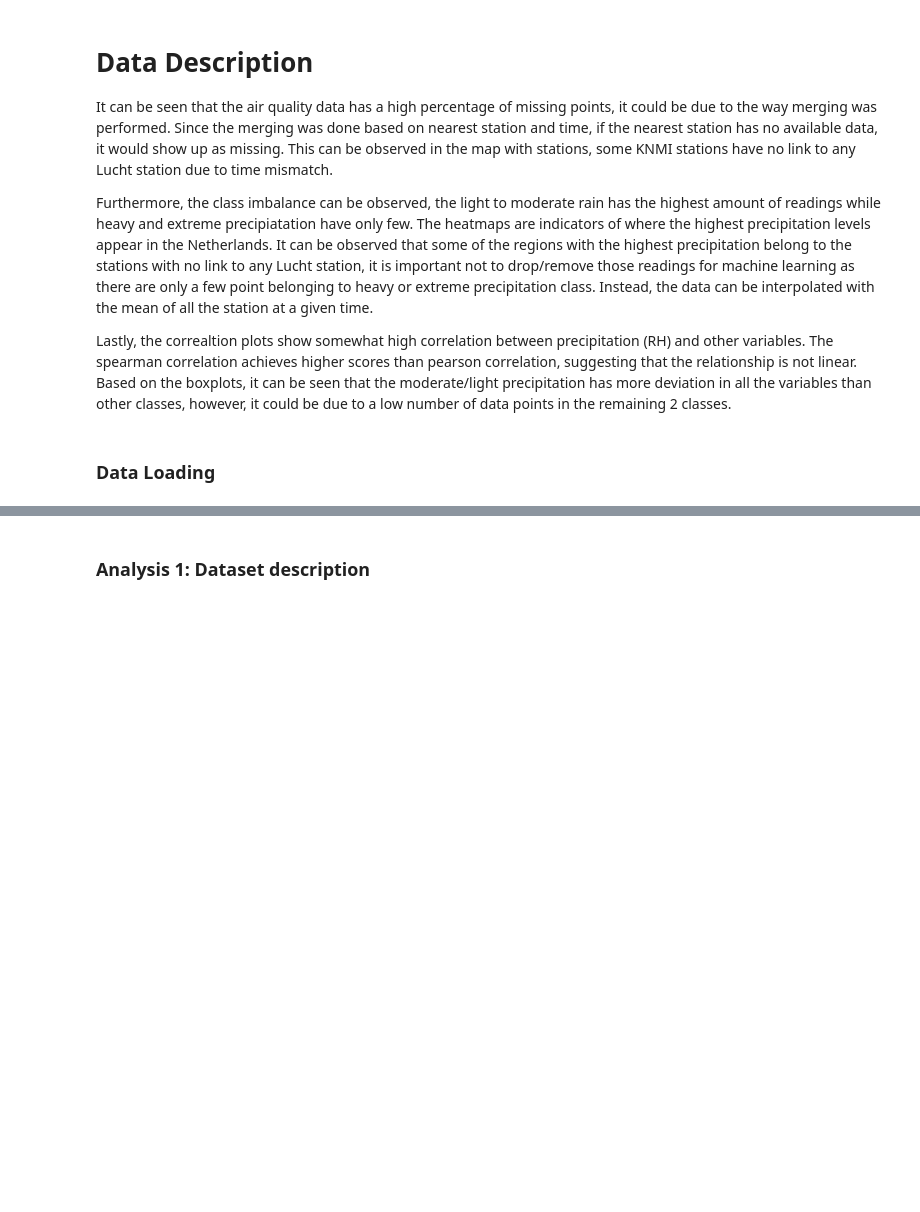
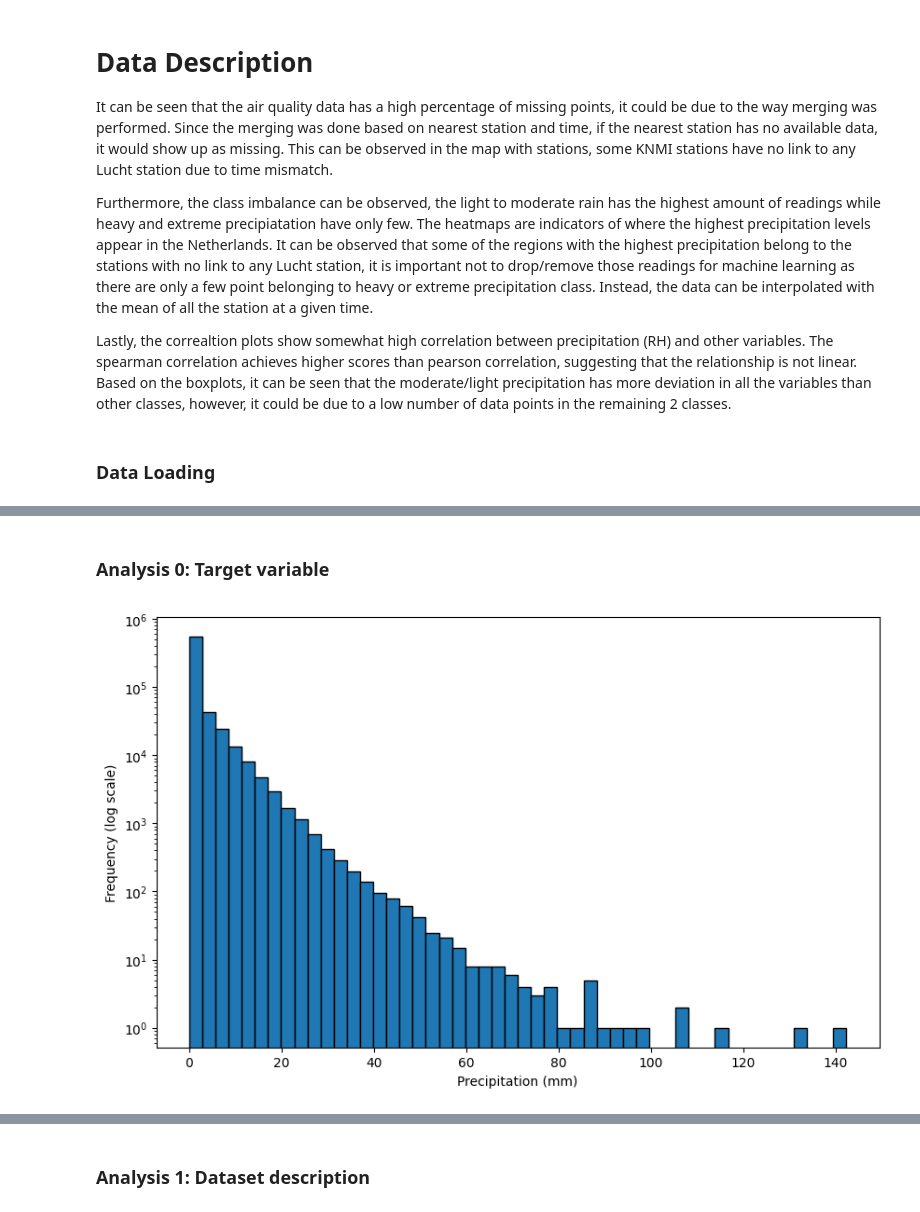
Before and after one commit to Majacodre/Extreme-precipitation, a Jupyter notebook: Exploratory Data Analysis.ipynb, the cells around one changed output, grey strips where cells are left out. Saved outputs shown, nothing was run; the diff lists cells and outputs as text; code cells hidden in the pictures; blank space fills up the shorter version.

```diff
--- a/Exploratory Data Analysis.ipynb
+++ b/Exploratory Data Analysis.ipynb
@@ -42,0 +59,12 @@ data["precipitation_category"] = pd.cut(data["RH"], bins=[-np.inf, 0, 50, 100, n
+# %% [markdown]
+### Analysis 0: Target variable
+# %%
+# Histogram with log scale on y-axis to better see the tail
+plt.figure(figsize=(10, 6))
+plt.hist(data["RH"], bins=50, edgecolor='black')
+plt.yscale('log')
+plt.xlabel("Precipitation (mm)")
+plt.ylabel("Frequency (log scale)")
+plt.show()
+# %% [output]
+[figure, added]
```
Also changed, not shown: parts of 39 cells of this notebook, 47 other files.
